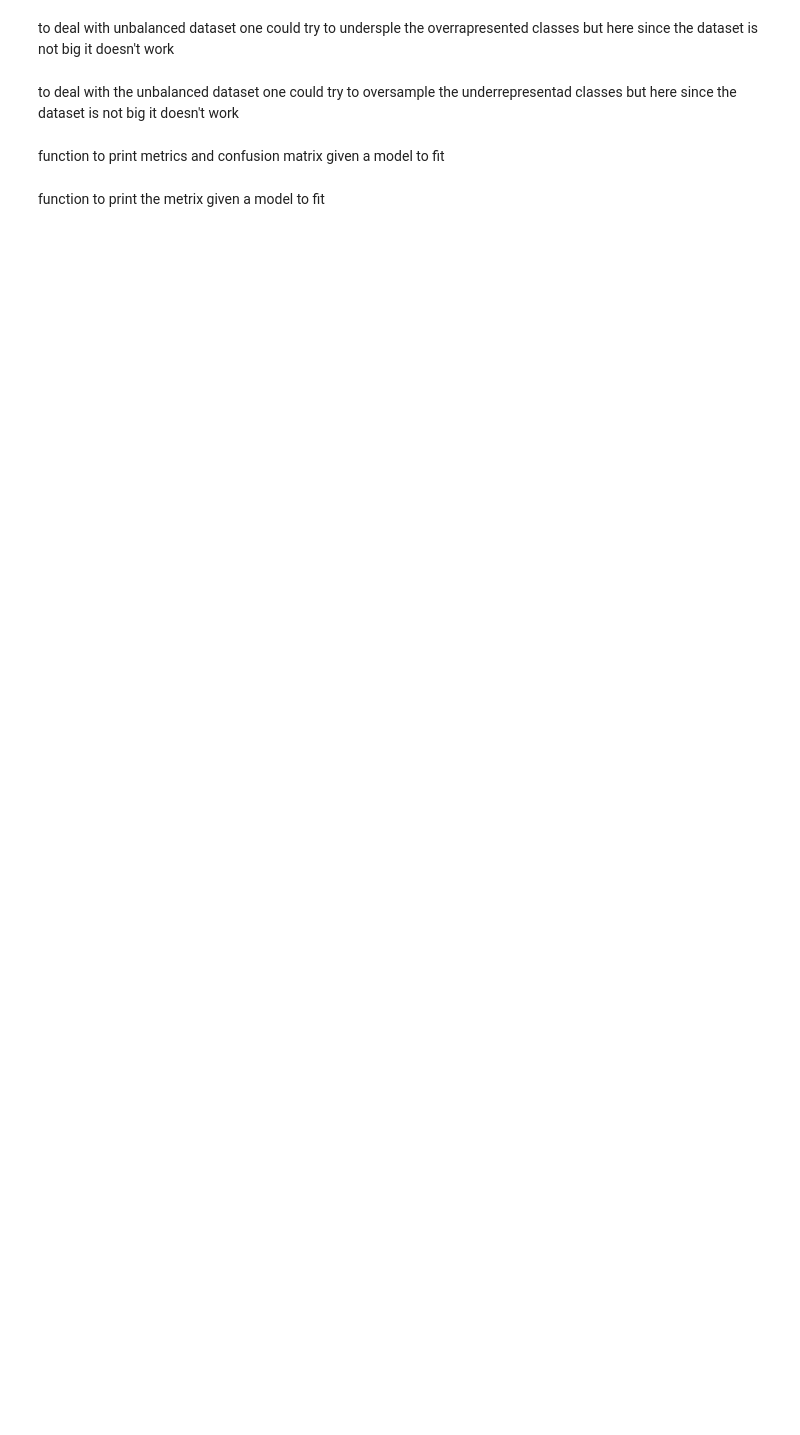
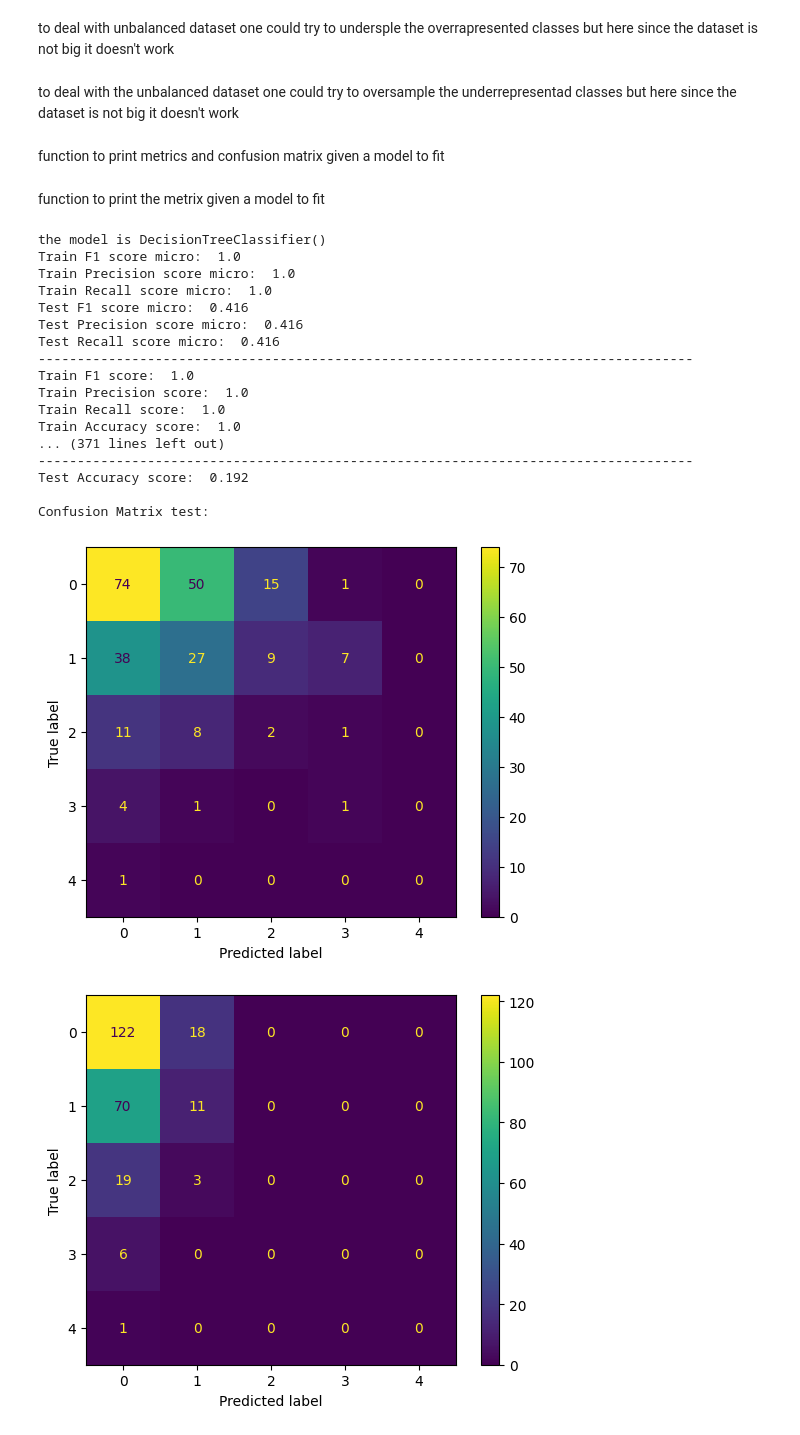
Before and after one commit to bbooss97/machine-learning, a Jupyter notebook: hw1/hw1ml.ipynb, the cells around one changed output. Drawn from its saved outputs; the diff is of its cells as text; code cells hidden in the pictures; blank space fills up the shorter version.

```diff
--- a/hw1/hw1ml.ipynb
+++ b/hw1/hw1ml.ipynb
@@ -69,0 +72,10 @@ y=dataset_numpy[:,-2:]
+# %%
+print(f"shape before {x.shape}")
+for i in range(0, x.shape[1],7):
+    distance_x=x[:,i+1]-x[:,i+5]
+    distance_y=x[:,i+2]-x[:,i+6]
+    cosine_north=np.cos(x[:,i])
+    x=np.append(x, np.array([distance_x]).T, axis=1)
+    x=np.append(x, np.array([distance_y]).T, axis=1)
+    x=np.append(x, np.array([cosine_north]).T, axis=1)
+print(f"shape after {x.shape}")
@@ -70,7 +85,7 @@ y=dataset_numpy[:,-2:]
 # %% [markdown]
 use the minmax scaler
 # %%
-scaler = MinMaxScaler()
+scaler = MinMaxScaler(feature_range=(-1, 1))
 scaler.fit(x)
 x=scaler.transform(x)
 # %% [markdown]
@@ -197,17 +227,52 @@ def regressionResults(x_train,x_test,y_train,y_test,models):
 # %%
 #test all classification models
 from sklearn import tree
 from sklearn.ensemble import RandomForestClassifier
 from sklearn.ensemble import AdaBoostClassifier
 from sklearn.ensemble import GradientBoostingClassifier
 from sklearn.linear_model import LogisticRegression
 from sklearn.svm import SVC
 from sklearn.neighbors import KNeighborsClassifier
 from sklearn.naive_bayes import GaussianNB
+from sklearn.ensemble import BaggingClassifier
+from imblearn.ensemble import BalancedBaggingClassifier
+from imblearn.ensemble import BalancedRandomForestClassifier
+from imblearn.ensemble import RUSBoostClassifier
+from imblearn.ensemble import EasyEnsembleClassifier
 
-
-models=[tree.DecisionTreeClassifier(),RandomForestClassifier(),AdaBoostClassifier(),\
-GradientBoostingClassifier(),LogisticRegression(),SVC(),KNeighborsClassifier(),\
-GaussianNB()]
+models=[
+tree.DecisionTreeClassifier(),
+RandomForestClassifier(),
+AdaBoostClassifier(),
+GradientBoostingClassifier(),
+LogisticRegression(),
+SVC(),
+KNeighborsClassifier(),
+GaussianNB(),
+BaggingClassifier(),
+BalancedBaggingClassifier(base_estimator=tree.DecisionTreeClassifier(),sampling_strategy='auto',replacement=False,random_state=0),
+BalancedRandomForestClassifier(n_estimators=100,random_state=0),
+RUSBoostClassifier(),
+EasyEnsembleClassifier()]
 
 classificationResults(x_train,x_test,y_train,y_test,models)
+# %% [output]
+the model is DecisionTreeClassifier()
+Train F1 score micro:  1.0
+Train Precision score micro:  1.0
+Train Recall score micro:  1.0
+Test F1 score micro:  0.416
+Test Precision score micro:  0.416
+Test Recall score micro:  0.416
+------------------------------------------------------------------------------------
+Train F1 score:  1.0
+Train Precision score:  1.0
+Train Recall score:  1.0
+Train Accuracy score:  1.0
+... (371 lines left out)
+------------------------------------------------------------------------------------
+Test Accuracy score:  0.192
+
+Confusion Matrix test:
+[figure, added]
+[figure, added]
```
Also changed, not shown: parts of 8 cells of this notebook.
